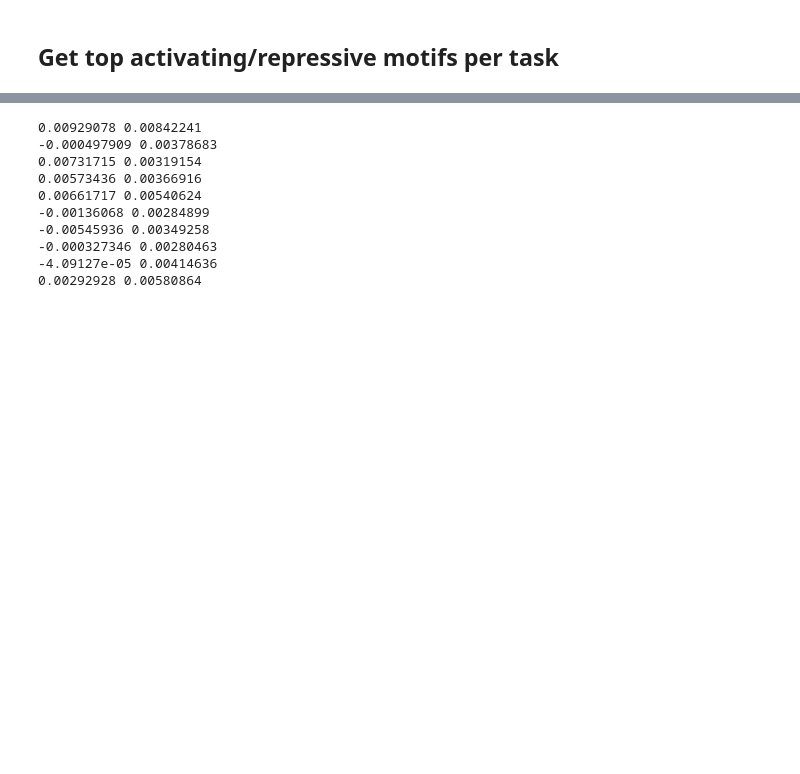
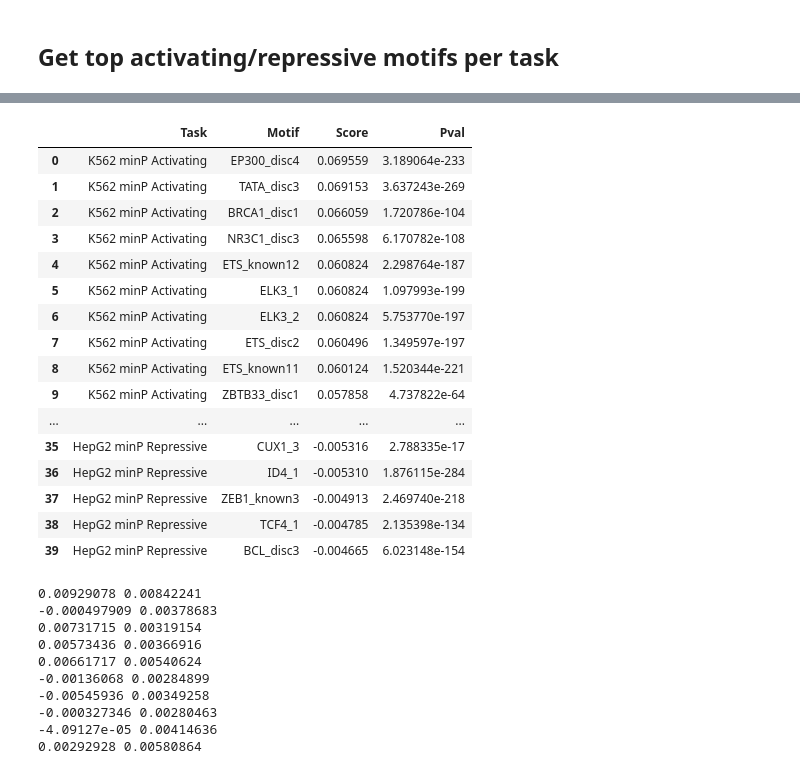
Before and after one commit to kundajelab/mpra, a Jupyter notebook: deeplearn/scripts/Sharpr DeepLIFT Scoring Validation.ipynb, the cells around one changed output, grey strips where cells are left out. Cells and saved outputs as stored; diff of their text form; code cells hidden in the pictures; blank space fills up the shorter version.

```diff
--- a/deeplearn/scripts/Sharpr DeepLIFT Scoring Validation.ipynb
+++ b/deeplearn/scripts/Sharpr DeepLIFT Scoring Validation.ipynb
@@ -1139,0 +1014,53 @@ On task 2, activating
+# %%
+from scipy.stats import mannwhitneyu
+
+taskNames = {2: 'K562 minP', 5: 'K562 SV40P', 8: 'HepG2 minP', 11: 'HepG2 SV40P'}
+df = pd.DataFrame(columns = ('Task', 'Motif', 'Score', 'Pval'))
+n_print = 10
+row = 0
+for task_idx in aggregate_motif_scores:
+    print("On task %d, activating" % task_idx)
+    for i in range(n_print):
+        print(aggregate_motif_scores[task_idx][i])
+        motif = aggregate_motif_scores[task_idx][i][0]
+        motifScore = aggregate_motif_scores[task_idx][i][1]
+        ctrlSet = np.array([])
+        for ctrlId in range(1, 11):
+            if '%s_C%d' % (motif, ctrlId) in average_motif_scores[task_idx]:
+                ctrlSet = np.concatenate((ctrlSet, average_motif_scores[task_idx]['%s_C%d' % (motif, ctrlId)]), axis=0)
+        if len(ctrlSet) == 0:
+            pval = 'NA'
+        else:
+            pval = float(mannwhitneyu(average_motif_scores[task_idx][motif],
+                                      ctrlSet,
+                                      alternative = 'greater')[1])
+        df.loc[row] = ['%s Activating' % taskNames[task_idx],
+                       motif,
+                       motifScore,
+                       pval]
+        row += 1
+    print
+    print("On task %d, repressive" % task_idx)
+    for i in range(n_print):
+        print(aggregate_motif_scores[task_idx][-(i+1)])
+        motif = aggregate_motif_scores[task_idx][-(i+1)][0]
+        motifScore = aggregate_motif_scores[task_idx][-(i+1)][1]
+        ctrlSet = np.array([])
+        for ctrlId in range(1, 11):
+            if '%s_C%d' % (motif, ctrlId) in average_motif_scores[task_idx]:
+                ctrlSet = np.concatenate((ctrlSet, average_motif_scores[task_idx]['%s_C%d' % (motif, ctrlId)]), axis=0)
+        if len(ctrlSet) == 0:
+            pval = 'NA'
+        else:
+            pval = float(mannwhitneyu(average_motif_scores[task_idx][motif],
+                                      ctrlSet,
+                                      alternative = 'less')[1])
+        df.loc[row] = ['%s Repressive' % taskNames[task_idx],
+                       motif,
+                       motifScore,
+                       pval]
+        row += 1
+    print
+
+df
+# %% [output]
@@ -1140,3 +1084,20 @@ On task 2, activating
+|  | Task | Motif | Score | Pval |
+| 0 | K562 minP Activating | EP300_disc4 | 0.069559 | 3.189064e-233 |
+| 1 | K562 minP Activating | TATA_disc3 | 0.069153 | 3.637243e-269 |
+| 2 | K562 minP Activating | BRCA1_disc1 | 0.066059 | 1.720786e-104 |
+| 3 | K562 minP Activating | NR3C1_disc3 | 0.065598 | 6.170782e-108 |
+| 4 | K562 minP Activating | ETS_known12 | 0.060824 | 2.298764e-187 |
+| 5 | K562 minP Activating | ELK3_1 | 0.060824 | 1.097993e-199 |
+| 6 | K562 minP Activating | ELK3_2 | 0.060824 | 5.753770e-197 |
+| 7 | K562 minP Activating | ETS_disc2 | 0.060496 | 1.349597e-197 |
+| 8 | K562 minP Activating | ETS_known11 | 0.060124 | 1.520344e-221 |
+| 9 | K562 minP Activating | ZBTB33_disc1 | 0.057858 | 4.737822e-64 |
+| ... | ... | ... | ... | ... |
+| 35 | HepG2 minP Repressive | CUX1_3 | -0.005316 | 2.788335e-17 |
+| 36 | HepG2 minP Repressive | ID4_1 | -0.005310 | 1.876115e-284 |
+| 37 | HepG2 minP Repressive | ZEB1_known3 | -0.004913 | 2.469740e-218 |
+| 38 | HepG2 minP Repressive | TCF4_1 | -0.004785 | 2.135398e-134 |
+| 39 | HepG2 minP Repressive | BCL_disc3 | -0.004665 | 6.023148e-154 |
 # %%
 print np.mean(average_motif_scores[2]['ETS_1']), np.std(average_motif_scores[2]['ETS_1'])
 print np.mean(average_motif_scores[2]['ETS_1_C1']), np.std(average_motif_scores[2]['ETS_1_C1'])
```
Also changed, not shown: parts of 30 cells of this notebook, 9 other files.
